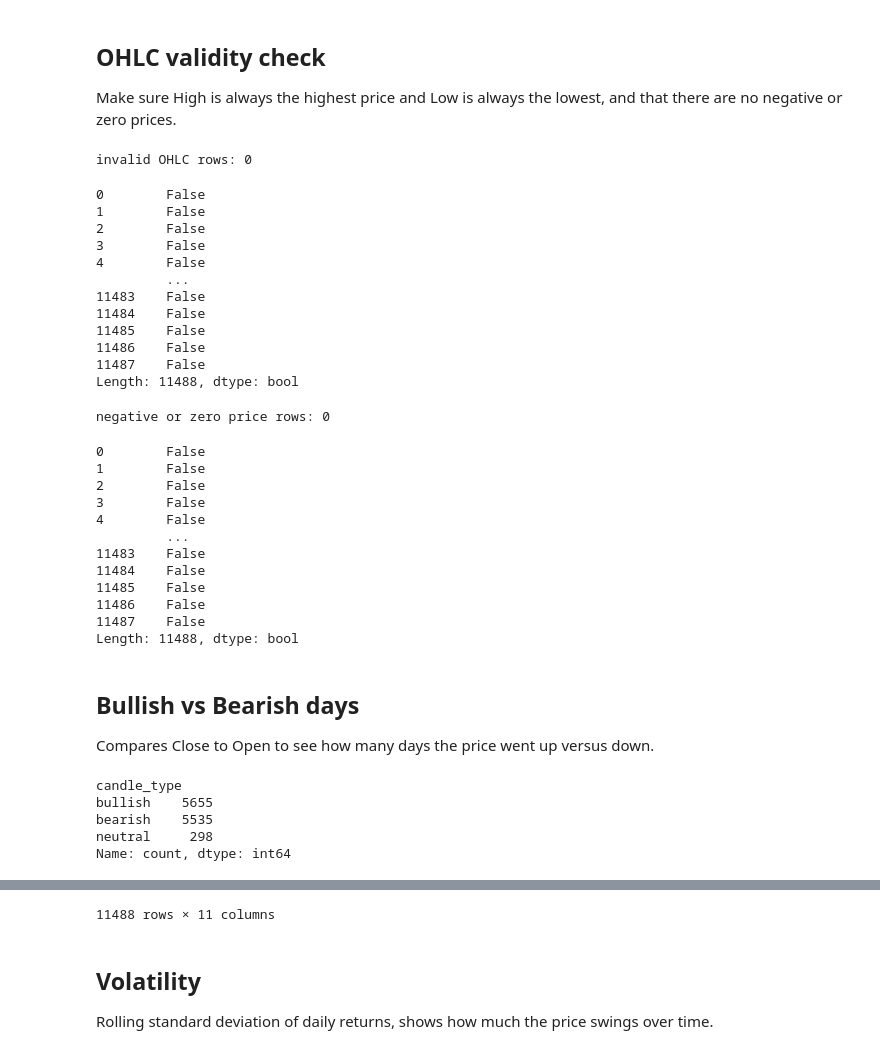
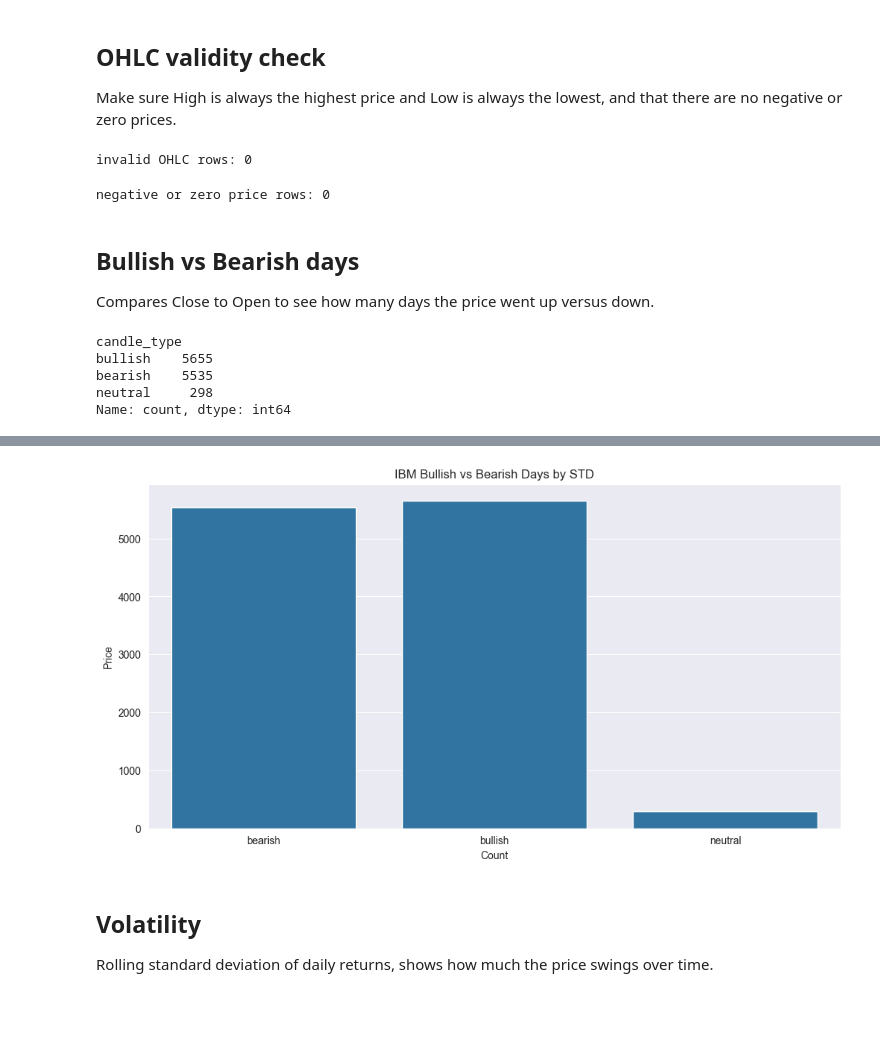
Before and after one commit to abdubakr77/IBM-Stock-Forecasting-RNN-LSTM-GRU, a Jupyter notebook: notebooks/01_eda.ipynb, the cells around one changed output, grey strips where cells are left out. Drawn from its saved outputs; the diff is of its cells as text; code cells hidden in the pictures; blank space fills up the shorter version.

Commit message:
analysis(eda): add bullish and bearish day distribution

```diff
--- a/notebooks/01_eda.ipynb
+++ b/notebooks/01_eda.ipynb
@@ -120,43 +120,22 @@ dtype: int64
 Make sure High is always the highest price and Low is always the lowest, and that there are no negative or zero prices.
 # %%
 invalid_rows = check_ohlc_validity(df)
-invalid_rows
 # %% [output]
 invalid OHLC rows: 0
-0        False
-1        False
-2        False
-3        False
-4        False
-         ...
-11483    False
-11484    False
-11485    False
-11486    False
-11487    False
-Length: 11488, dtype: bool
 # %%
 negative_rows = check_negative_prices(df)
-negative_rows
 # %% [output]
 negative or zero price rows: 0
-0        False
-1        False
-2        False
-3        False
-4        False
-         ...
-11483    False
-11484    False
-11485    False
-11486    False
-11487    False
-Length: 11488, dtype: bool
 # %% [markdown]
 ## Bullish vs Bearish days
 Compares Close to Open to see how many days the price went up versus down.
 # %%
-calculate_bullish_bearish(df)
+candle_type_df = calculate_bullish_bearish(df)
+sns.countplot(data=candle_type_df, x="candle_type")
+plt.title("IBM Bullish vs Bearish Days by STD")
+plt.xlabel("Count")
+plt.ylabel("Price")
+plt.show()
 # %% [output]
 candle_type
 bullish    5655
@@ -178,4 +145,4 @@ Name: count, dtype: int64
-11488 rows × 11 columns
+[figure, added]
 # %% [markdown]
 ## Volatility
 Rolling standard deviation of daily returns, shows how much the price swings over time.
```
Also changed, not shown: parts of 2 cells of this notebook.
